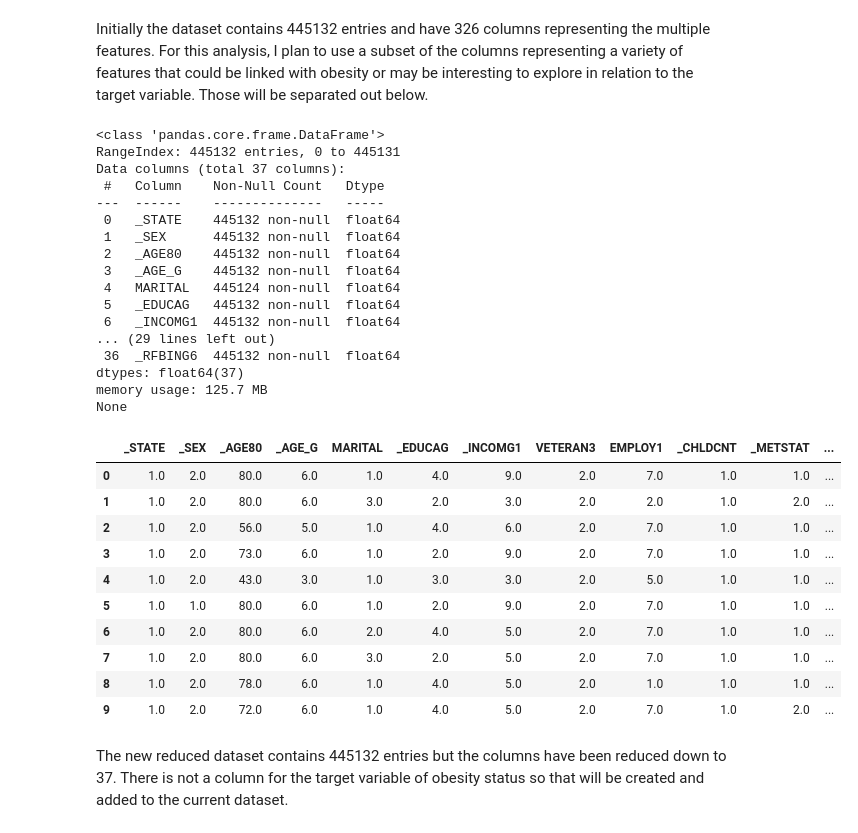
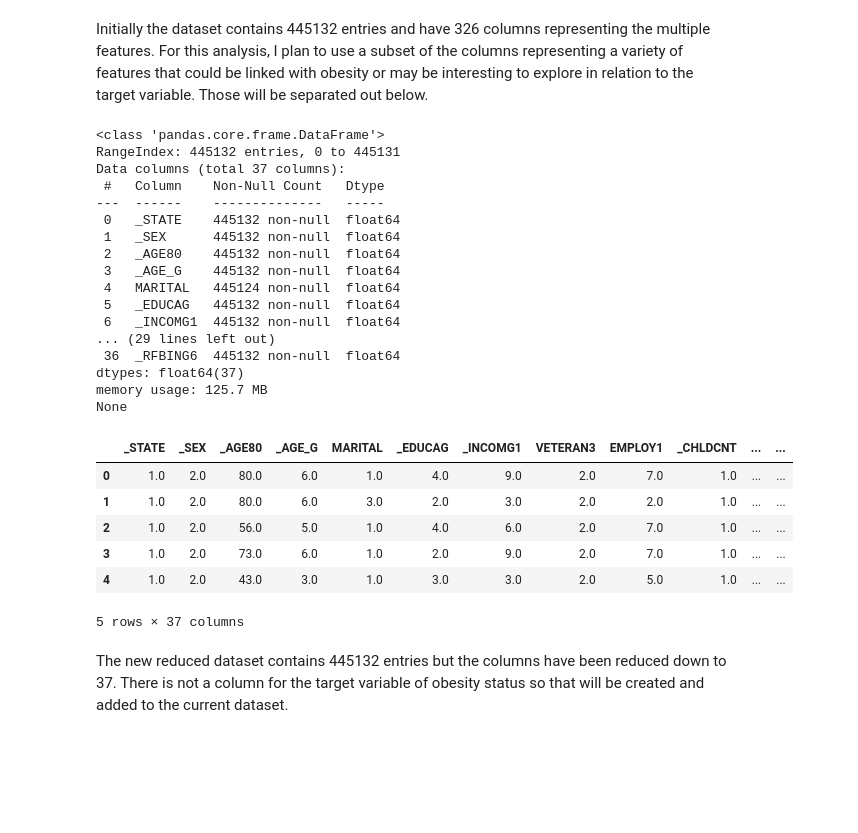
Before and after one commit to ldwilker10/predicting_obesity, a Jupyter notebook: notebook_final.ipynb, the cells around one changed output. Cells and saved outputs as stored; diff of their text form; code cells hidden in the pictures; blank space fills up the shorter version.

Commit message:
Edits made and notebook and models ran through

```diff
--- a/notebook_final.ipynb
+++ b/notebook_final.ipynb
@@ -210,0 +162,24 @@ None
+# %%
+# Function to load dataset on local jupyter notebook
+
+def load_csv_from_zip(zip_file_path, csv_file_name):
+
+    with zipfile.ZipFile(zip_file_path, 'r') as zip_ref:
+        # Check if the CSV file exists in the zip file
+        if csv_file_name in zip_ref.namelist():
+            # Read the CSV file directly into a DataFrame
+            with zip_ref.open(csv_file_name) as csv_file:
+                df = pd.read_csv(csv_file)
+                return df
+        else:
+            print(f"CSV file '{csv_file_name}' not found in the zip file.")
+            return None
+
+zip_file_path = "data/brfss2022.csv.zip"
+csv_file_name = "brfss2022.csv"
+df = load_csv_from_zip(zip_file_path, csv_file_name)
+if df is not None:
+    print("CSV file loaded successfully!")
+
+# Previewing general information on dataset
+print(df.info())
@@ -259,45 +242,41 @@ col_selected = [ #Record Identification/ Demographics---------------------------
             '_HLTHPLN', 'PERSDOC3', 'CHECKUP1', 'ADDEPEV3', '_DRDXAR2', '_MICHD',
             'DIABETE4',
                 #Tobacco use-----------------------------------------------------------------------------------------------
             '_SMOKER3', '_CURECI2',
                 #Alcohol consumption---------------------------------------------------------------------------------------
             'DRNKANY6', '_RFBING6']
 
 # Creating dataset of selected variables
 df_subset = df[col_selected].copy()
 print(df_subset.info())
 
 #Previewing first 10 rows
-df_subset.head(10)
+df_subset.head(5)
 # %% [output]
 <class 'pandas.core.frame.DataFrame'>
 RangeIndex: 445132 entries, 0 to 445131
 Data columns (total 37 columns):
  #   Column    Non-Null Count   Dtype
 ---  ------    --------------   -----
  0   _STATE    445132 non-null  float64
  1   _SEX      445132 non-null  float64
  2   _AGE80    445132 non-null  float64
  3   _AGE_G    445132 non-null  float64
  4   MARITAL   445124 non-null  float64
  5   _EDUCAG   445132 non-null  float64
  6   _INCOMG1  445132 non-null  float64
 ... (29 lines left out)
  36  _RFBING6  445132 non-null  float64
 dtypes: float64(37)
 memory usage: 125.7 MB
 None
-|  | _STATE | _SEX | _AGE80 | _AGE_G | MARITAL | _EDUCAG | _INCOMG1 | VETERAN3 | EMPLOY1 | _CHLDCNT | _METSTAT | ... |
-| 0 | 1.0 | 2.0 | 80.0 | 6.0 | 1.0 | 4.0 | 9.0 | 2.0 | 7.0 | 1.0 | 1.0 | ... |
-| 1 | 1.0 | 2.0 | 80.0 | 6.0 | 3.0 | 2.0 | 3.0 | 2.0 | 2.0 | 1.0 | 2.0 | ... |
-| 2 | 1.0 | 2.0 | 56.0 | 5.0 | 1.0 | 4.0 | 6.0 | 2.0 | 7.0 | 1.0 | 1.0 | ... |
-| 3 | 1.0 | 2.0 | 73.0 | 6.0 | 1.0 | 2.0 | 9.0 | 2.0 | 7.0 | 1.0 | 1.0 | ... |
-| 4 | 1.0 | 2.0 | 43.0 | 3.0 | 1.0 | 3.0 | 3.0 | 2.0 | 5.0 | 1.0 | 1.0 | ... |
-| 5 | 1.0 | 1.0 | 80.0 | 6.0 | 1.0 | 2.0 | 9.0 | 2.0 | 7.0 | 1.0 | 1.0 | ... |
-| 6 | 1.0 | 2.0 | 80.0 | 6.0 | 2.0 | 4.0 | 5.0 | 2.0 | 7.0 | 1.0 | 1.0 | ... |
-| 7 | 1.0 | 2.0 | 80.0 | 6.0 | 3.0 | 2.0 | 5.0 | 2.0 | 7.0 | 1.0 | 1.0 | ... |
-| 8 | 1.0 | 2.0 | 78.0 | 6.0 | 1.0 | 4.0 | 5.0 | 2.0 | 1.0 | 1.0 | 1.0 | ... |
-| 9 | 1.0 | 2.0 | 72.0 | 6.0 | 1.0 | 4.0 | 5.0 | 2.0 | 7.0 | 1.0 | 2.0 | ... |
+|  | _STATE | _SEX | _AGE80 | _AGE_G | MARITAL | _EDUCAG | _INCOMG1 | VETERAN3 | EMPLOY1 | _CHLDCNT | ... | ... |
+| 0 | 1.0 | 2.0 | 80.0 | 6.0 | 1.0 | 4.0 | 9.0 | 2.0 | 7.0 | 1.0 | ... | ... |
+| 1 | 1.0 | 2.0 | 80.0 | 6.0 | 3.0 | 2.0 | 3.0 | 2.0 | 2.0 | 1.0 | ... | ... |
+| 2 | 1.0 | 2.0 | 56.0 | 5.0 | 1.0 | 4.0 | 6.0 | 2.0 | 7.0 | 1.0 | ... | ... |
+| 3 | 1.0 | 2.0 | 73.0 | 6.0 | 1.0 | 2.0 | 9.0 | 2.0 | 7.0 | 1.0 | ... | ... |
+| 4 | 1.0 | 2.0 | 43.0 | 3.0 | 1.0 | 3.0 | 3.0 | 2.0 | 5.0 | 1.0 | ... | ... |
+5 rows × 37 columns
 # %% [markdown]
 The new reduced dataset contains 445132 entries but the columns have been reduced down to 37. There is not a column for the target variable of obesity status so that will be created and added to the current dataset.
 # %%
```
Also changed, not shown: parts of 24 cells of this notebook.
